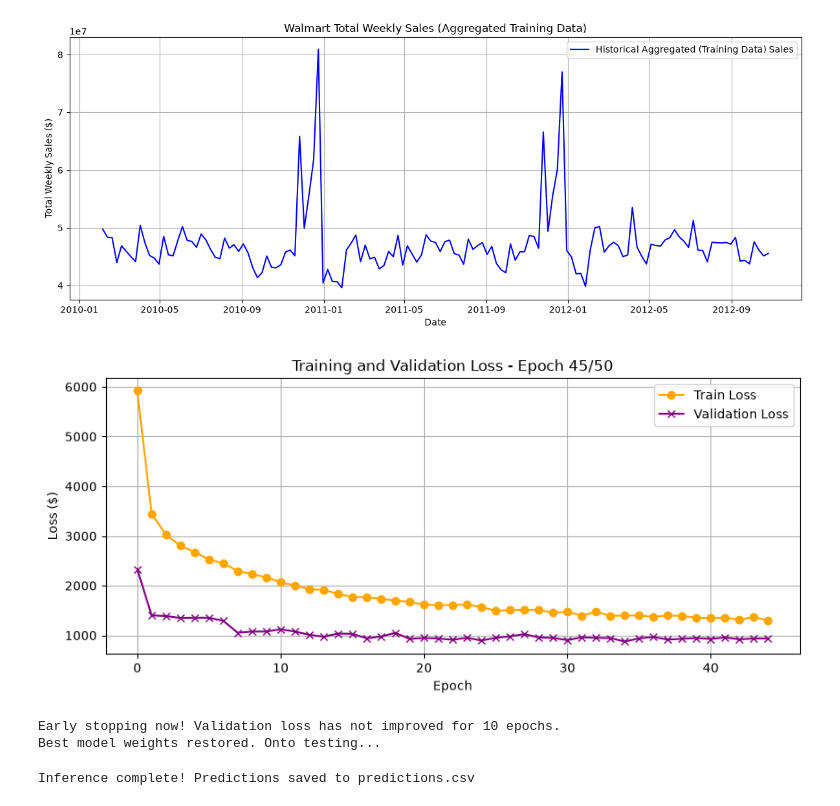
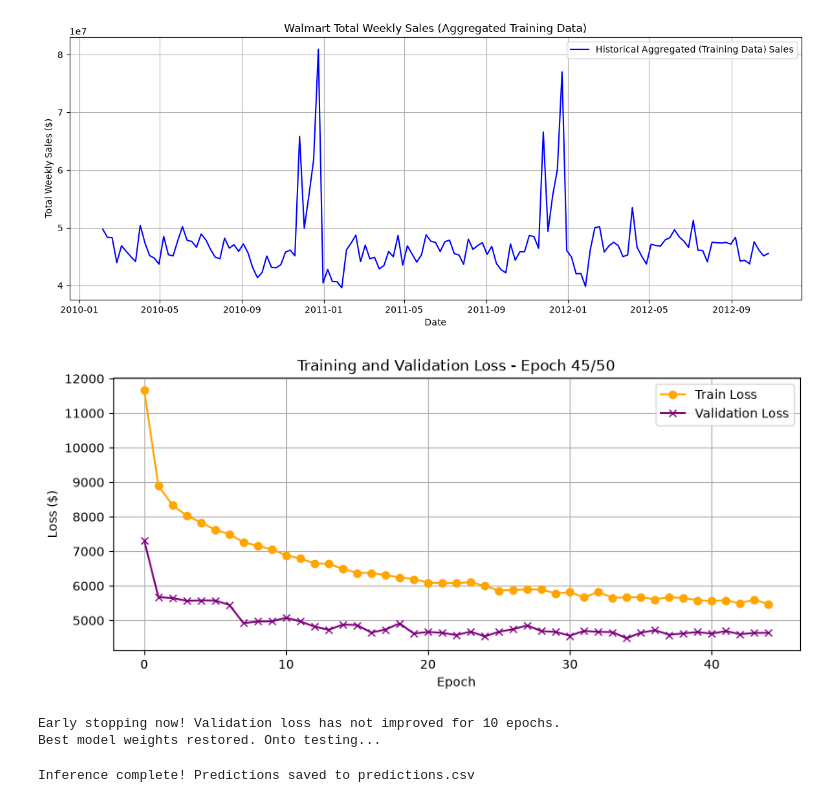
Before and after one commit to cruzas/showcase-time-series, a Jupyter notebook: notebooks/sales_forecasting.ipynb, the cells around one changed output. Drawn from its saved outputs; the diff is of its cells as text; code cells hidden in the pictures.

```diff
--- a/notebooks/sales_forecasting.ipynb
+++ b/notebooks/sales_forecasting.ipynb
@@ -129,7 +135,7 @@ for epoch in range(epochs):
     train_loss_scaled = train_loss / len(train_loader.dataset)
     # Real error. Apply an inverse transform to display real-world dollar
     # amount error (via preprocessor.y_scaler).
-    real_train_error = train_loss_scaled * preprocessor.y_scaler.scale_[0]
+    real_train_error = np.sqrt(train_loss_scaled) * preprocessor.y_scaler.scale_[0]
 
     # Validation phase
     model.eval()
@@ -143,7 +149,7 @@ for epoch in range(epochs):
             val_loss += loss.item() * x_cont.size(0)
 
     val_loss_scaled = val_loss / len(val_loader.dataset)
-    real_val_error = val_loss_scaled * preprocessor.y_scaler.scale_[0]
+    real_val_error = np.sqrt(val_loss_scaled) * preprocessor.y_scaler.scale_[0]
 
     # Commented out the next line as the plot shown and output are cleared dynamically.
     # print(f"Epoch {epoch+1}/epochs | Train loss: ${real_train_error:.2f} | Validation loss: ${real_val_error}")
@@ -158,35 +164,37 @@ for epoch in range(epochs):
     ax.plot(val_losses_history, label='Validation Loss', color='purple', marker='x')
     ax.set_title(f'Training and Validation Loss - Epoch {epoch+1}/{epochs}')
     ax.set_xlabel('Epoch')
     ax.set_ylabel('Loss ($)')
     ax.legend()
     ax.grid(True)
     plt.draw()
     plt.pause(0.01)
 
-    # Early stopping check
+    # Early stopping check.
     if real_val_error < best_val_loss:
         best_val_loss = real_val_error
         early_stopping_counter = 0
         # Save the best weights
         torch.save(model.state_dict(), 'saved_weights/best_model.pth')
     else:
         early_stopping_counter += 1
 
+    # This stops the training process when the model has stopped improving
+    # on new data. Prevents overfitting on the training data.
     if early_stopping_counter >= patience:
         print(f"\nEarly stopping now! Validation loss has"
               f" not improved for {patience} epochs.")
         break # terminate the training loop
 
 # Turn off interactive plot mode once training has concluded
 plt.ioff()
 plt.show()
 
 # Load the best model weights back in before testing inference.
 model.load_state_dict(torch.load('saved_weights/best_model.pth', weights_only=True))
 print("Best model weights restored. Onto testing...")
 # %% [output]
-[figure, old version]
+[figure, new version]
 Early stopping now! Validation loss has not improved for 10 epochs.
 Best model weights restored. Onto testing...
 # %%
```
Also changed, not shown: parts of 6 cells of this notebook, 3 other files.
